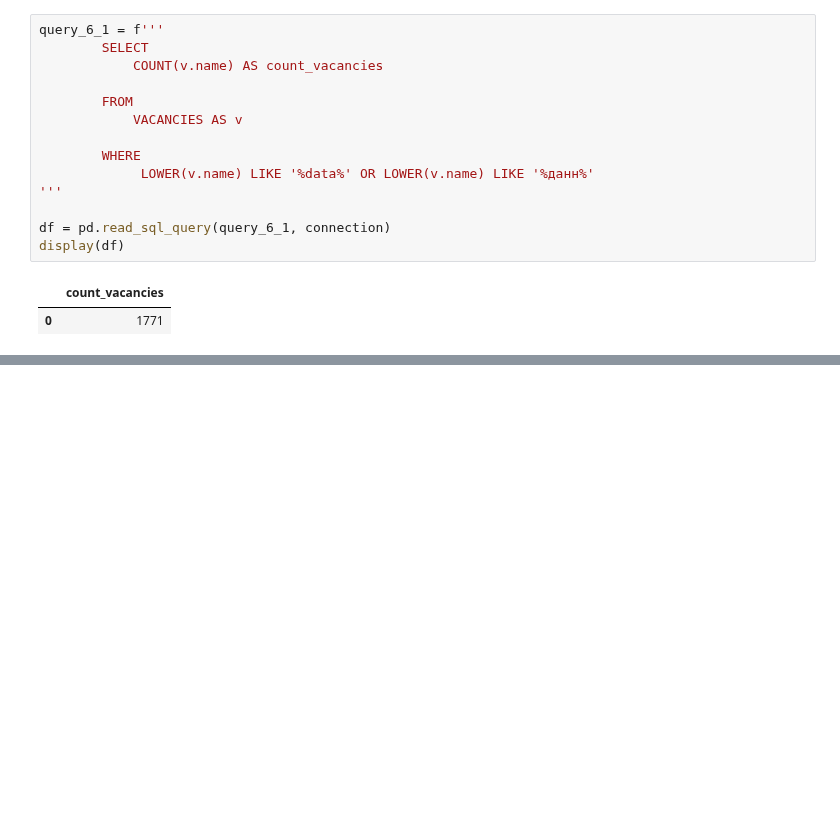
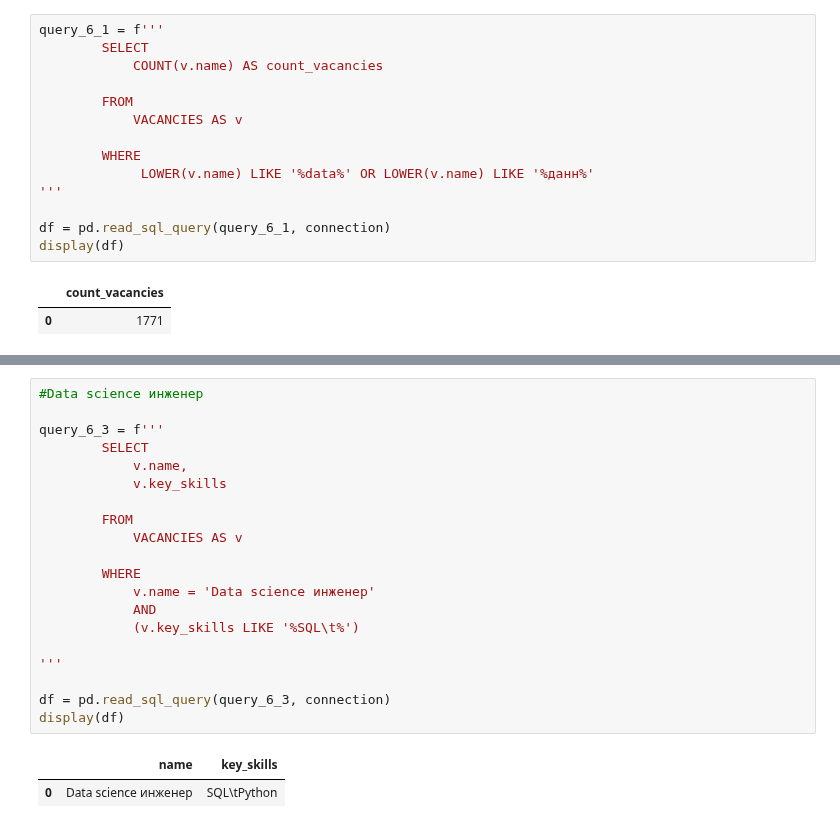
Before and after one commit to rafferti95/st_data_science, a Jupyter notebook: Project 2/pre_popon.ipynb, the cells around one changed output, grey strips where cells are left out. Saved outputs shown, nothing was run; the diff lists cells and outputs as text; blank space fills up the shorter version.

```diff
--- a/Project 2/pre_popon.ipynb
+++ b/Project 2/pre_popon.ipynb
@@ -527,0 +526,23 @@ display(df)
+# %%
+#Data science инженер
+
+query_6_3 = f'''
+        SELECT
+            v.name,
+            v.key_skills
+
+        FROM
+            VACANCIES AS v
+
+        WHERE
+            v.name = 'Data science инженер'
+            AND
+            (v.key_skills LIKE '%SQL\t%')
+
+'''
+
+df = pd.read_sql_query(query_6_3, connection)
+display(df)
+# %% [output]
+|  | name | key_skills |
+| 0 | Data science инженер | SQL\tPython |
```
Also changed, not shown: parts of 4 cells of this notebook, 1 other file.
